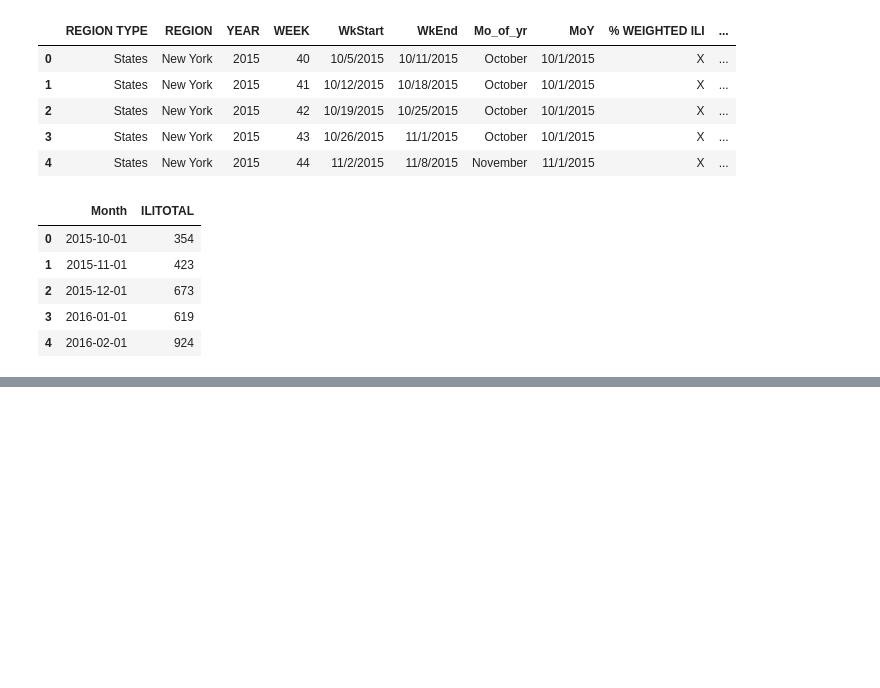
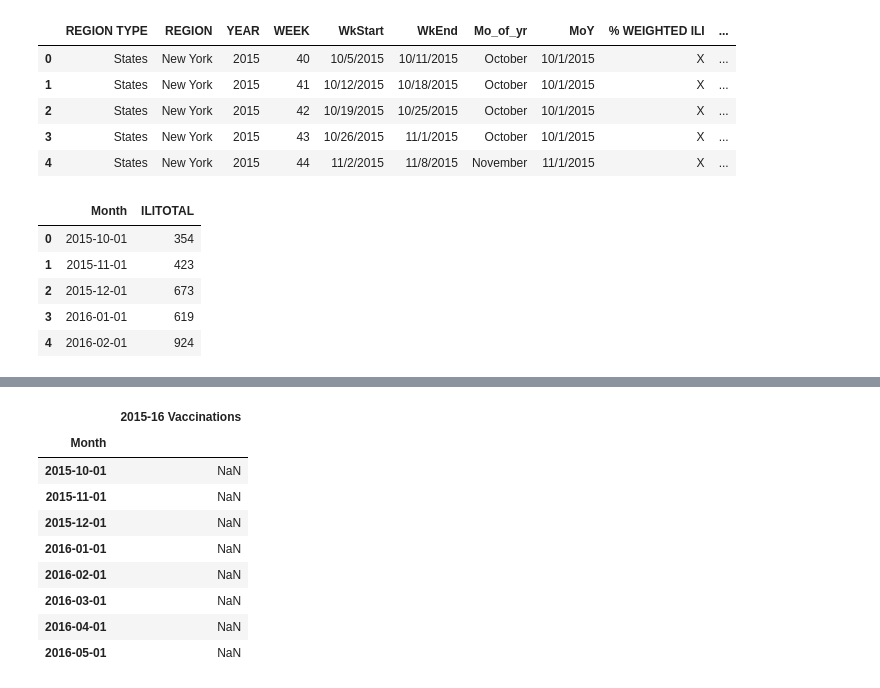
Before and after one commit to giolee88/FluTracker, a Jupyter notebook: Code/Vaccine.ipynb, the cells around one changed output, grey strips where cells are left out. Cells and saved outputs as stored; diff of their text form; code cells hidden in the pictures; blank space fills up the shorter version.

```diff
--- a/Code/Vaccine.ipynb
+++ b/Code/Vaccine.ipynb
@@ -139,0 +151,62 @@ plt.show()
+# %%
+plt.clf()
+fig, axes = plt.subplots(nrows=2,
+                         ncols=1,
+                         sharex=True)
+
+# fig, axes = plt.subplots(nrows=2,
+#                          ncols=1,
+#                          sharex=True)
+
+# df1 = pd.DataFrame(
+#     data = np.random.rand(25, 1),
+#     index=pd.date_range('2015-05-05', periods=25),
+#     columns=['DF1']
+# )
+df1 = pd.DataFrame(
+        data=perc15_16['Percentage'],
+        index=perc15_16['Month'],
+        columns=["2015-16 Vaccinations"]
+)
+df1
+# # df2 = pd.DataFrame(
+# #     data = np.random.rand(25, 1),
+# #     index=pd.date_range('2015-04-10', periods=25),
+# #     columns=['DF2']
+# # )
+# df2 = pd.DataFrame(
+#     data = perc16_17,
+#     index=perc16_17['Month'],
+#     columns=['2016-17 Vaccinations']
+# )
+
+# # df3 = pd.DataFrame(
+# #     data = np.random.rand(50, 1),
+# #     index=pd.date_range('2015-03-20', periods=50),
+# #     columns=['DF3']
+# # )
+# df3 = pd.DataFrame(
+#     data = inctotals,
+#     index=monthinfo,
+#     columns=['Flu Incidences 2015-2017']
+# )
+# #df3 = df3.reindex(index=df3.index.union(df2.index).union(df1.index))
+
+# #df1.plot(ax=axes[0], linewidth=2, color='b', linestyle='solid')
+# # df2.plot(ax=axes[0], linewidth=2, color='b', linestyle='dashed')
+# # df3.plot(ax=axes[1])
+# df1.plot(ax=axes[0], linewidth=2, color='b', linestyle='solid')
+# df2.plot(ax=axes[0], linewidth=2, color='b', linestyle='dashed')
+# df3.plot(ax=axes[0])
+# plt.show()
+# %% [output]
+|  | 2015-16 Vaccinations |
+| Month |  |
+| 2015-10-01 | NaN |
+| 2015-11-01 | NaN |
+| 2015-12-01 | NaN |
+| 2016-01-01 | NaN |
+| 2016-02-01 | NaN |
+| 2016-03-01 | NaN |
+| 2016-04-01 | NaN |
+| 2016-05-01 | NaN |
```
Also changed, not shown: parts of 3 cells of this notebook, 4 other files.
